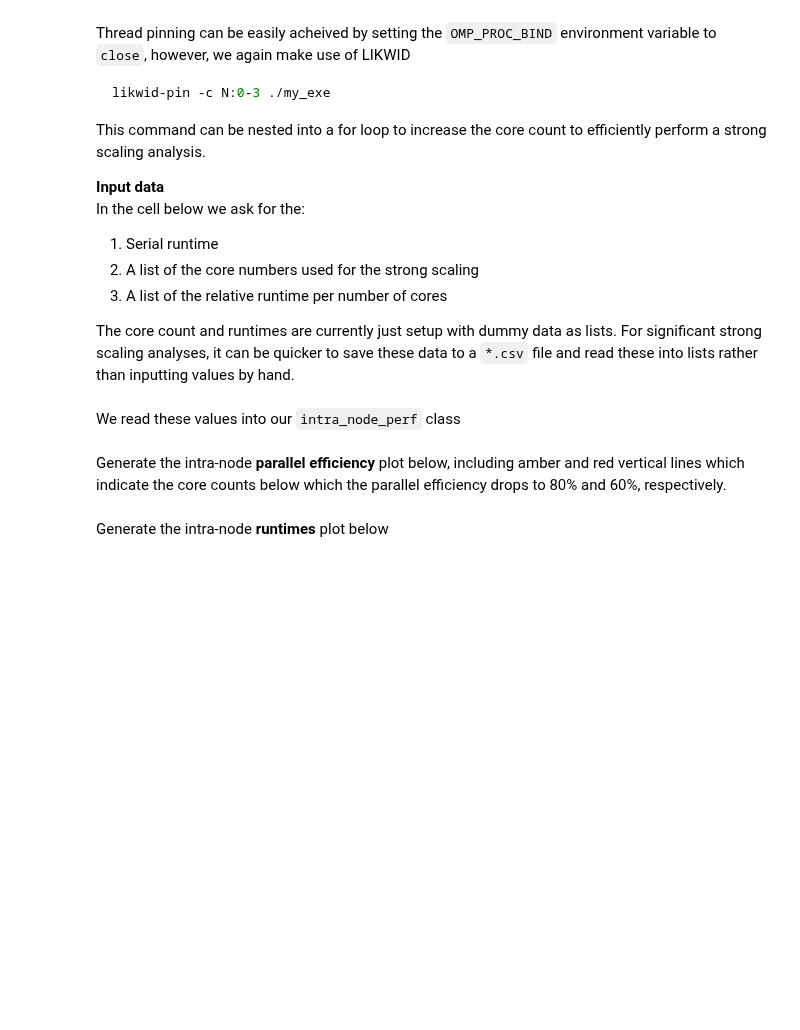
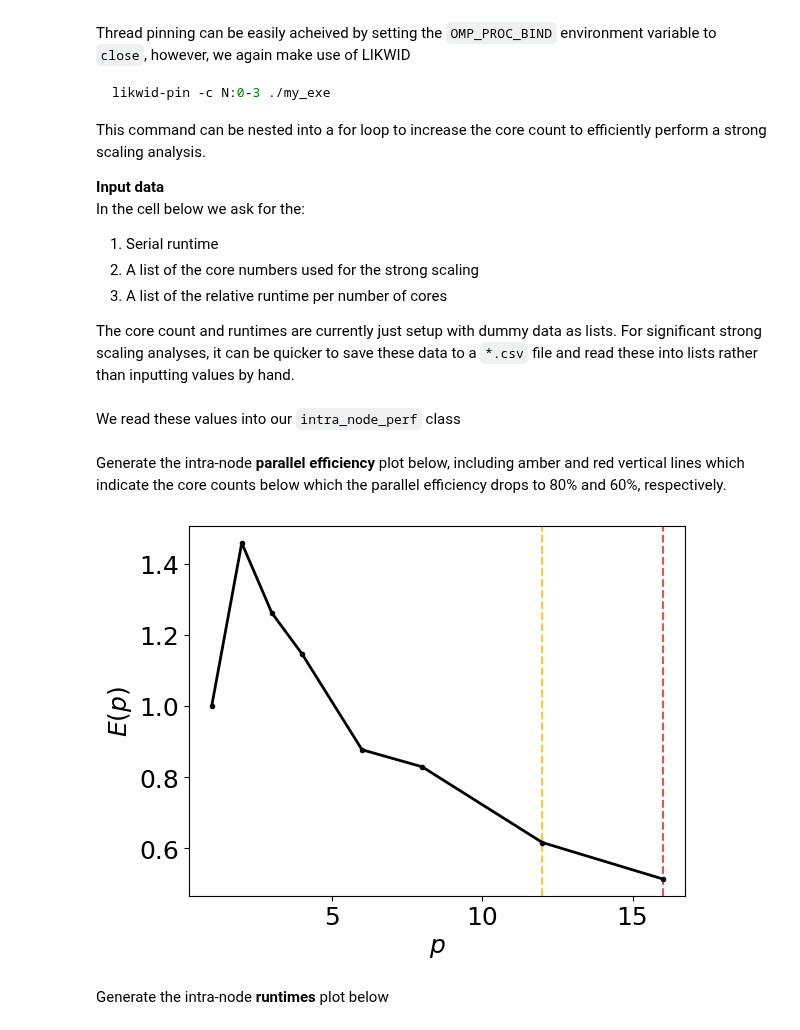
Before and after one commit to taflynn/high-level-notebook, a Jupyter notebook: report.ipynb, the cells around one changed output. Saved outputs shown, nothing was run; the diff lists cells and outputs as text; code cells hidden in the pictures; blank space fills up the shorter version.

Commit message:
updating the intra-node functions to match with inter-node functions

```diff
--- a/report.ipynb
+++ b/report.ipynb
@@ -93,11 +95,13 @@ time = [162.22, # 1 core
 # %% [markdown]
 We read these values into our `intra_node_perf` class
 # %%
-intra_node_statistics = intra_node_perf(serial_time, number_of_cores, time)
+intra_node_stats= intra_node_perf(serial_time, number_of_cores, time)
 # %% [markdown]
 Generate the intra-node **parallel efficiency** plot below, including amber and red vertical lines which indicate the core counts below which the parallel efficiency drops to 80% and 60%, respectively.
 # %%
-intra_node_statistics.plot_efficiency_graph()
+intra_node_stats.parallel_efficiency_figure()
+# %% [output]
+[figure, added]
 # %% [markdown]
 Generate the intra-node **runtimes** plot below
 # %%
```
Also changed, not shown: parts of 9 cells of this notebook, 2 other files.
